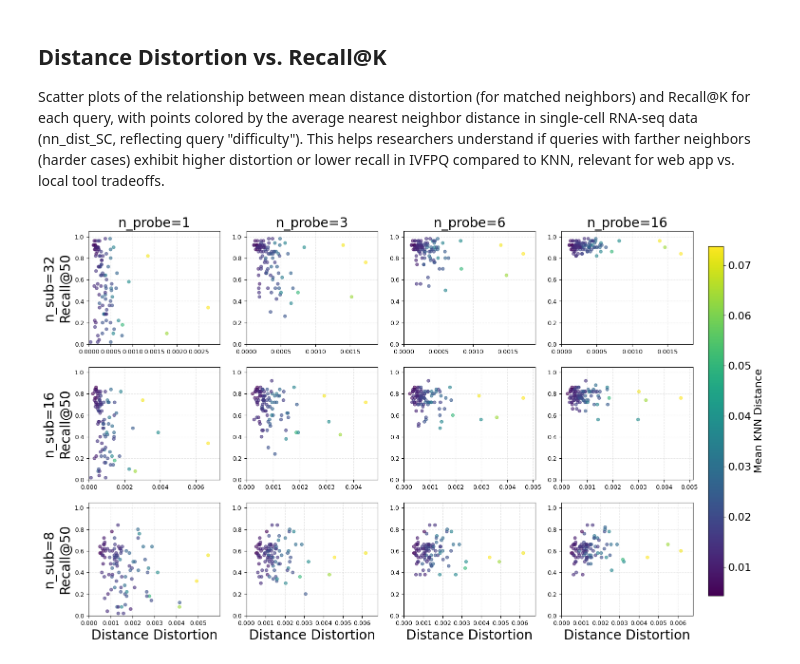
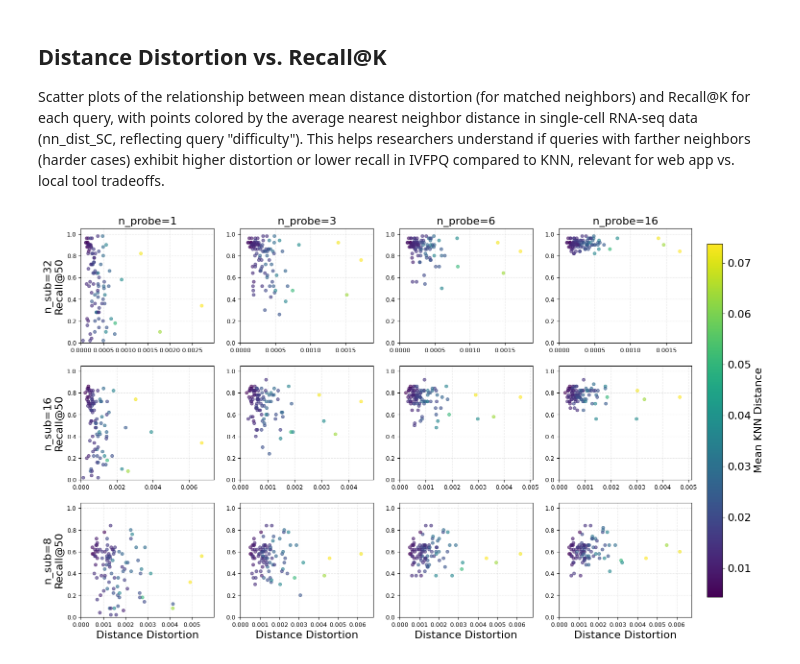
Before and after one commit to braingeneers/cytoverse, a Jupyter notebook: notebooks/analysis.ipynb, the cells around one changed output. Saved outputs shown, nothing was run; the diff lists cells and outputs as text; code cells hidden in the pictures.

Commit message:
Update figures for preprint and README

```diff
--- a/notebooks/analysis.ipynb
+++ b/notebooks/analysis.ipynb
@@ -252,9 +252,9 @@ Horizontal layout saved to notebooks/figures/architecture_horizontal.pdf
 from graphviz import Digraph
 
 dot_lr_full = Digraph(comment="Cytoverse Data Flow - Horizontal Full", engine="dot")
-dot_lr_full.attr(rankdir="LR", bgcolor="white", dpi="300", nodesep="0.2", ranksep="0.2")
+dot_lr_full.attr(rankdir="LR", bgcolor="white", dpi="150", nodesep="0.2", ranksep="0.2")
 dot_lr_full.attr(
-    "node", shape="box", style="rounded,filled", fontname="Arial", fontsize="13"
+    "node", shape="box", style="rounded,filled", fontname="Arial", fontsize="14"
 )
 dot_lr_full.attr("edge", fontname="Arial", fontsize="11", color="#333333")
 
@@ -316,7 +316,7 @@ with dot_lr_full.subgraph(name="cluster_ref") as c:
         fontsize="12",
     )
     c.attr(
-        "node", fillcolor="#fafafa", color="#757575", shape="cylinder", fontsize="11"
+        "node", fillcolor="#fafafa", color="#757575", shape="cylinder", fontsize="14"
     )
     c.node("ref_embeddings", "20M+\nEmbeddings")
     c.node("ref_labels", "Annotations")
@@ -1764,40 +1764,40 @@ def plot_distortion_vs_recall(
 
             # Add labels for edge plots
             if i == 0:
-                ax.set_title(f"n_probe={n_probe}", fontsize=20)
+                ax.set_title(f"n_probe={n_probe}", fontsize=16)
             if i == len(n_subs) - 1:
-                ax.set_xlabel("Distance Distortion", fontsize=20)
+                ax.set_xlabel("Distance Distortion", fontsize=16)
             if j == 0:
-                ax.set_ylabel(f"n_sub={n_sub}\nRecall@{k_neighbors}", fontsize=20)
+                ax.set_ylabel(f"n_sub={n_sub}\nRecall@{k_neighbors}", fontsize=16)
             # Reduce tick label size
             ax.tick_params(labelsize=9)
 
     # Add single colorbar for all subplots
     fig.subplots_adjust(right=0.92)
     cbar_ax = fig.add_axes([0.94, 0.15, 0.02, 0.7])
     sm = plt.cm.ScalarMappable(cmap="viridis", norm=plt.Normalize(vmin=vmin, vmax=vmax))
     sm.set_array([])
     cbar = fig.colorbar(sm, cax=cbar_ax)
     cbar.set_label("Mean KNN Distance", fontsize=16)
     cbar.ax.tick_params(labelsize=16)
 
     # plt.tight_layout(rect=[0, 0, 0.92, 1])
     plt.savefig(
-        "notebooks/figures/distortion_vs_recall_grid.pdf", dpi=300, bbox_inches="tight"
+        "notebooks/figures/distortion_vs_recall_grid.pdf", dpi=150, bbox_inches="tight"
     )
     plt.show()
     plt.close()
 
 
 # Run the plot
 plot_distortion_vs_recall(
     knn_idxs,
     knn_dists,
     ivfpq_data,
     k_neighbors=k_neighbors,
     n_subs=n_subs,
     # n_probes=n_probes,
     n_probes=n_probes[::2],
 )
 # %% [output]
-[figure, old version]
+[figure, new version]
```
Also changed, not shown: parts of 5 cells of this notebook, 11 other files.
